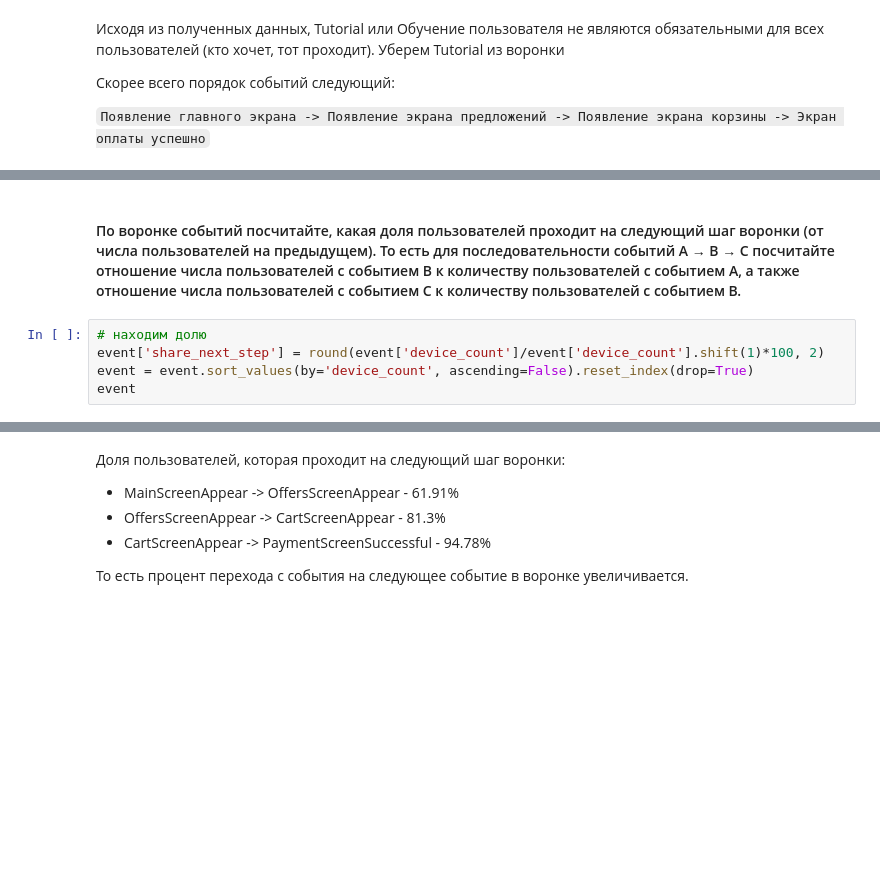
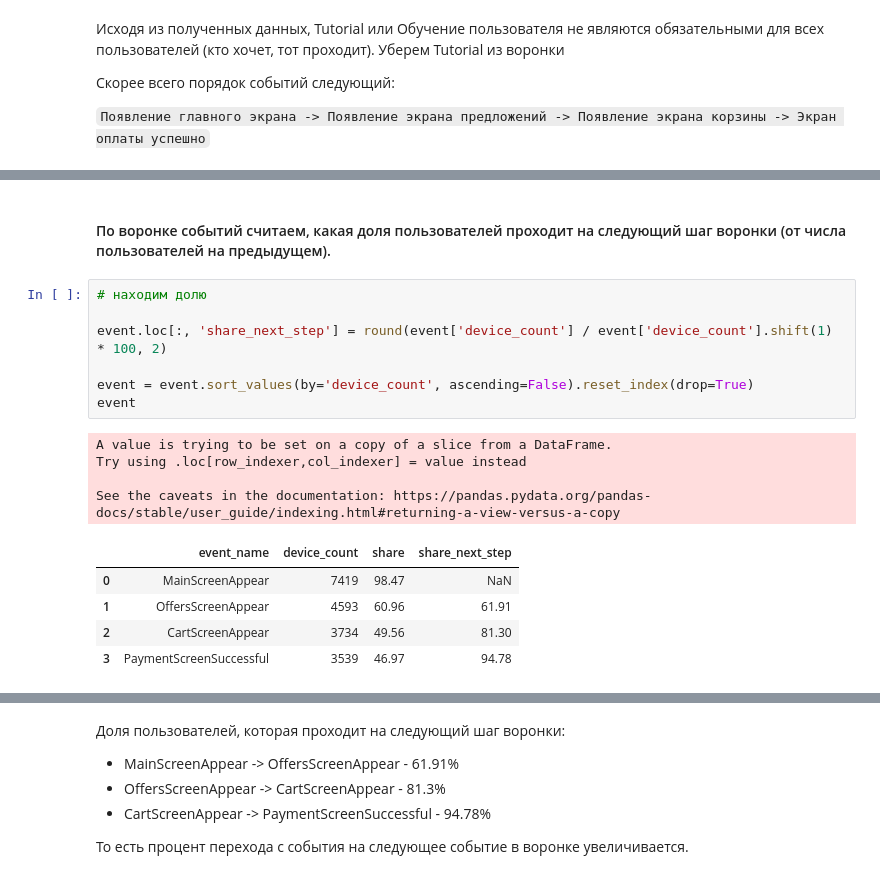
Before and after one commit to YuliaVinogradova/Projects, a Jupyter notebook: Study on User Behavior in a Mobile Application.ipynb, the cells around one changed output, grey strips where cells are left out. Drawn from its saved outputs; the diff is of its cells as text; blank space fills up the shorter version.

```diff
--- a/Study on User Behavior in a Mobile Application.ipynb
+++ b/Study on User Behavior in a Mobile Application.ipynb
@@ -210,10 +305,22 @@ event
 # %% [markdown]
-#### По воронке событий посчитайте, какая доля пользователей проходит на следующий шаг воронки (от числа пользователей на предыдущем). То есть для последовательности событий A → B → C посчитайте отношение числа пользователей с событием B к количеству пользователей с событием A, а также отношение числа пользователей с событием C к количеству пользователей с событием B.
+#### По воронке событий считаем, какая доля пользователей проходит на следующий шаг воронки (от числа пользователей на предыдущем).
 # %%
 # находим долю
-event['share_next_step'] = round(event['device_count']/event['device_count'].shift(1)*100, 2)
+
+event.loc[:, 'share_next_step'] = round(event['device_count'] / event['device_count'].shift(1) * 100, 2)
+
 event = event.sort_values(by='device_count', ascending=False).reset_index(drop=True)
 event
+# %% [output]
+A value is trying to be set on a copy of a slice from a DataFrame.
+Try using .loc[row_indexer,col_indexer] = value instead
+
+See the caveats in the documentation: https://pandas.pydata.org/pandas-docs/stable/user_guide/indexing.html#returning-a-view-versus-a-copy
+|  | event_name | device_count | share | share_next_step |
+| 0 | MainScreenAppear | 7419 | 98.47 | NaN |
+| 1 | OffersScreenAppear | 4593 | 60.96 | 61.91 |
+| 2 | CartScreenAppear | 3734 | 49.56 | 81.30 |
+| 3 | PaymentScreenSuccessful | 3539 | 46.97 | 94.78 |
 # %%
 fig = px.funnel(event, y='device_count', x='event_name')
 fig.update_layout(title_text='Воронка', title_x=0.5)
```
Also changed, not shown: parts of 46 cells of this notebook.
